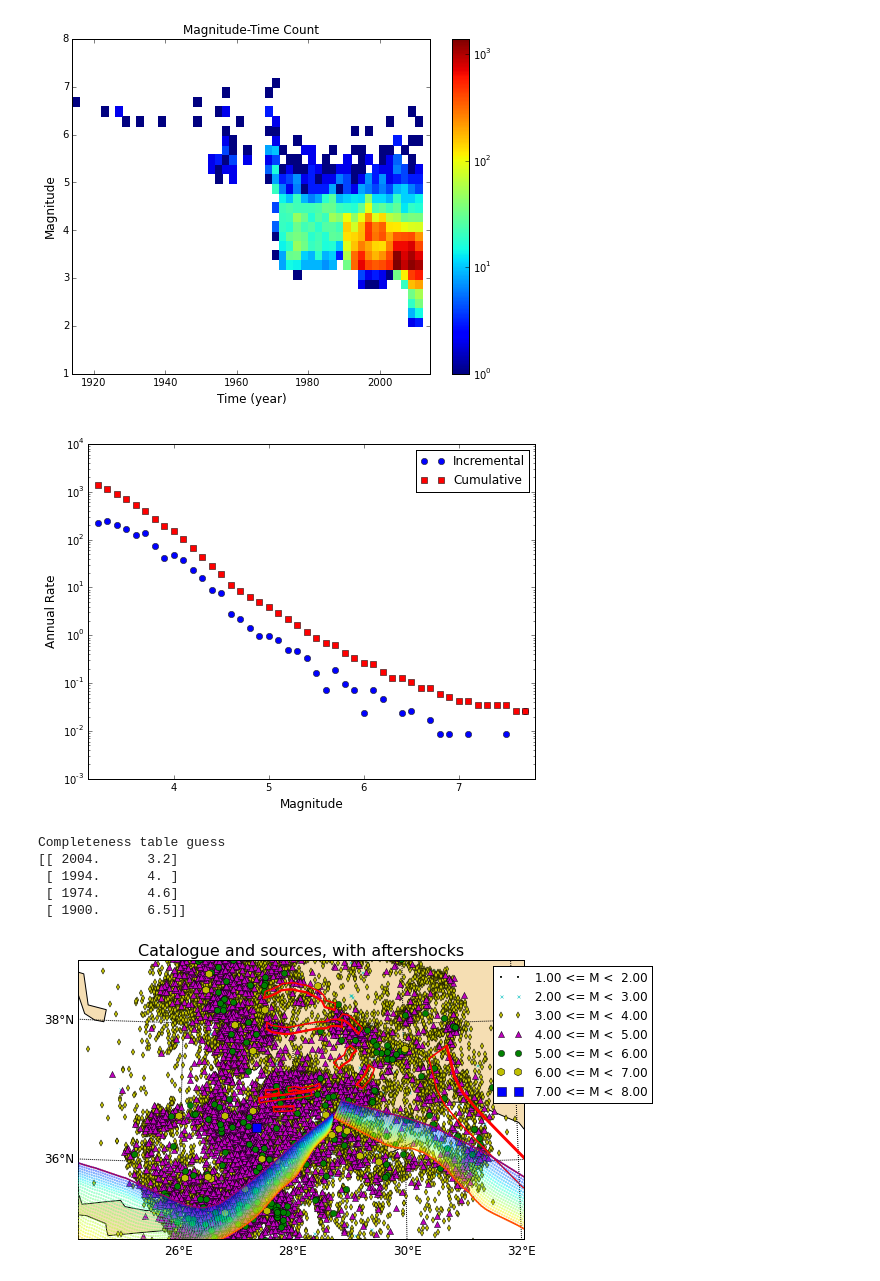
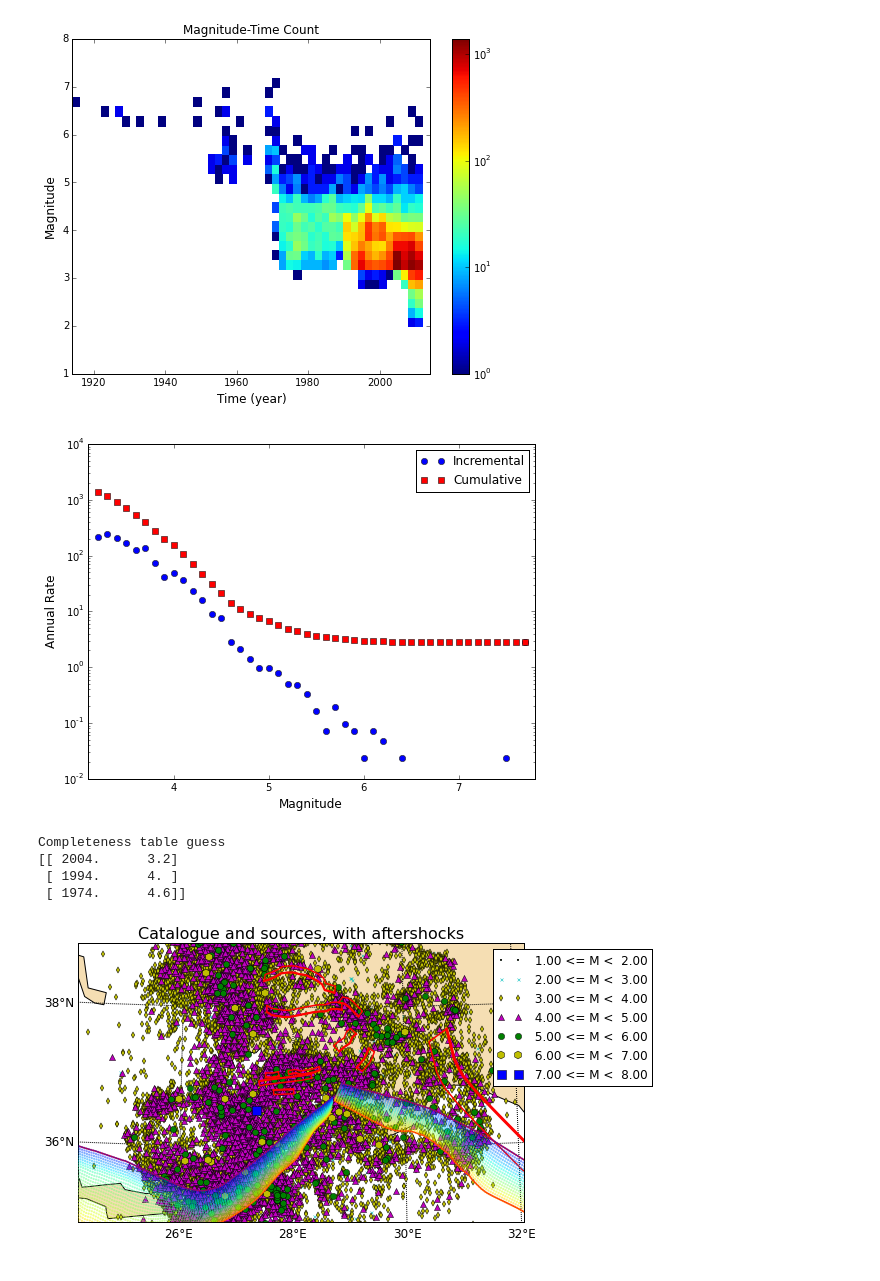
Before and after one commit to nackerley/MarmarisPSHA, a Jupyter notebook: sources/Source Magnitude-Frequency Distribution.ipynb, the cells around one changed output. Cells and saved outputs as stored; diff of their text form; code cells hidden in the pictures.

```diff
--- a/sources/Source Magnitude-Frequency Distribution.ipynb
+++ b/sources/Source Magnitude-Frequency Distribution.ipynb
@@ -57,20 +58,21 @@ cp.plot_magnitude_time_density(catalogue, 0.2, 2)
 # %% [output]
 [figure]
 # %%
-completeness_table_guess = np.array([[2004, 3.2],
-                                     [1994, 4.0],
-                                     [1974, 4.6],
-                                     [1900, 6.5]])
+completeness_table_guess = np.array([
+        [2004, 3.2],
+        [1994, 4.0],
+        [1974, 4.6],
+#        [1900, 6.5],
+    ])
 cp.plot_observed_recurrence(catalogue, completeness_table_guess, 0.1)
 print 'Completeness table guess'
 print completeness_table_guess
 # %% [output]
-[figure, old version]
+[figure, new version]
 Completeness table guess
 [[ 2004.      3.2]
  [ 1994.      4. ]
- [ 1974.      4.6]
- [ 1900.      6.5]]
+ [ 1974.      4.6]]
 # %%
 # identify clusters
 declusterer = decluster.dec_gardner_knopoff.GardnerKnopoffType1()
```
Also changed, not shown: parts of 16 cells of this notebook.
